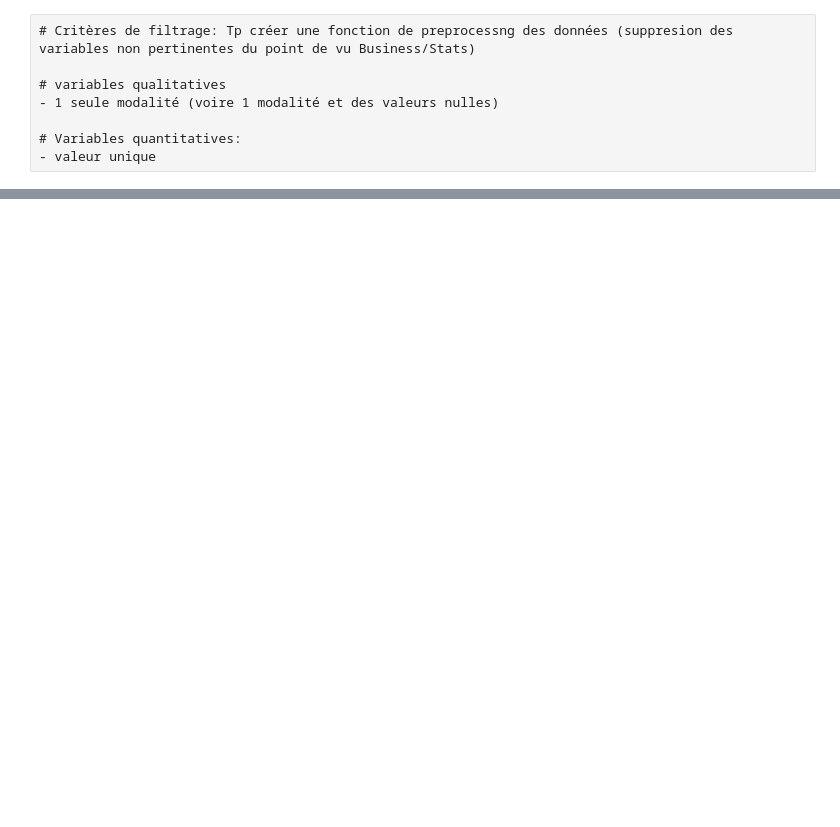
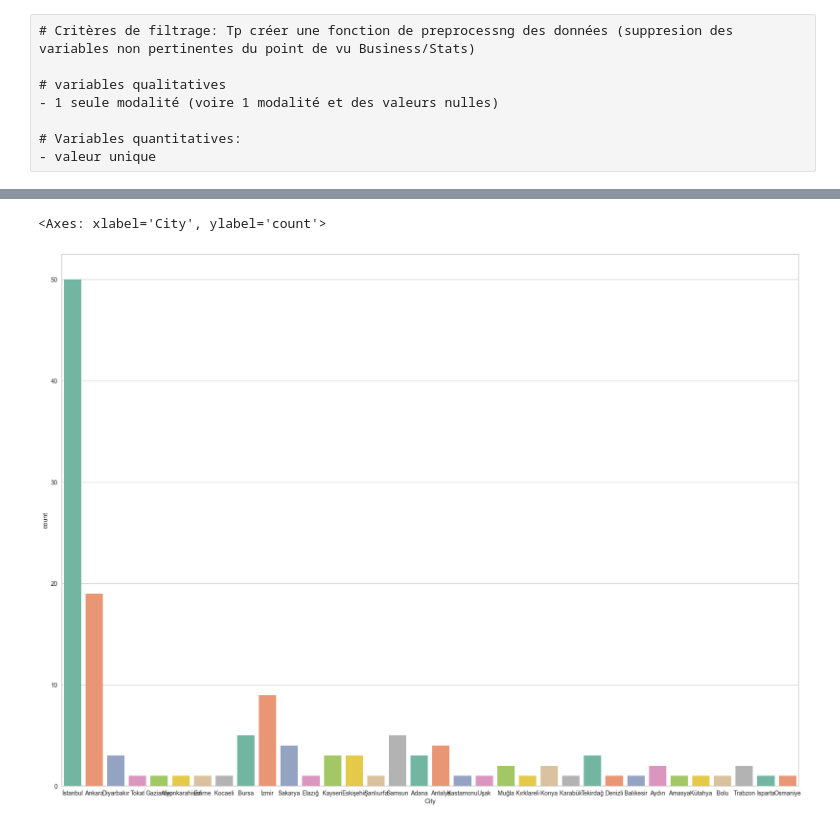
Before and after one commit to BlackRock2308/mlops-project-dic3, a Jupyter notebook: notebooks/restaurant_prediction_001.ipynb, the cells around one changed output, grey strips where cells are left out. Saved outputs shown, nothing was run; the diff lists cells and outputs as text; code cells hidden in the pictures; blank space fills up the shorter version.

```diff
--- a/notebooks/restaurant_prediction_001.ipynb
+++ b/notebooks/restaurant_prediction_001.ipynb
@@ -426,0 +387,6 @@ sns.scatterplot(x='totalbsmtsf', y=TARGET_NAME, data=data, palette='magma', hue=
+# %%
+plt.figure(figsize=(22,16))
+sns.countplot(x=data.City, data=data, palette="Set2")
+# %% [output]
+<Axes: xlabel='City', ylabel='count'>
+[figure, added]
```
Also changed, not shown: parts of 142 cells of this notebook.
